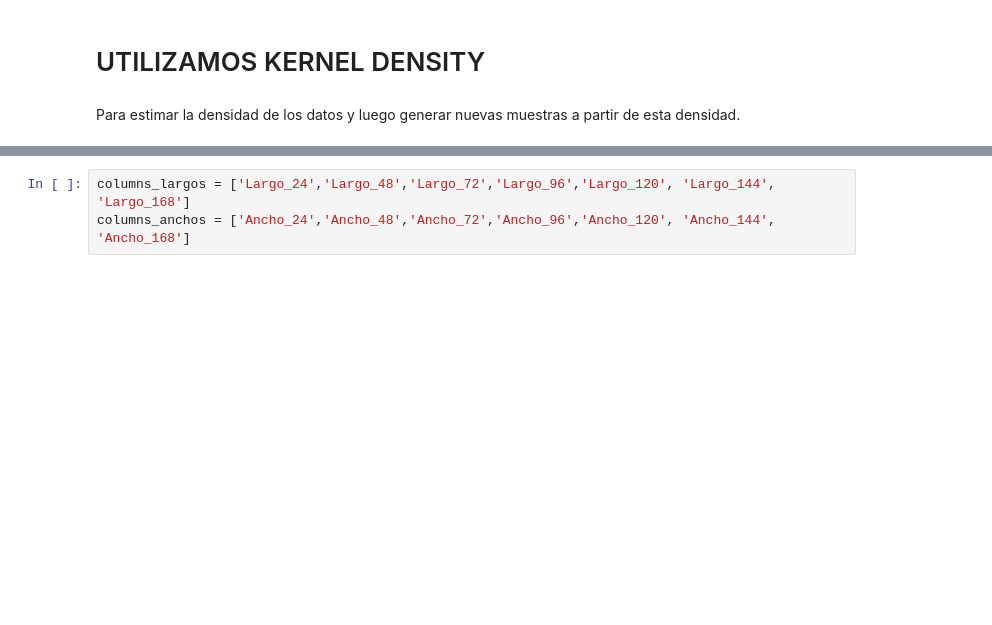
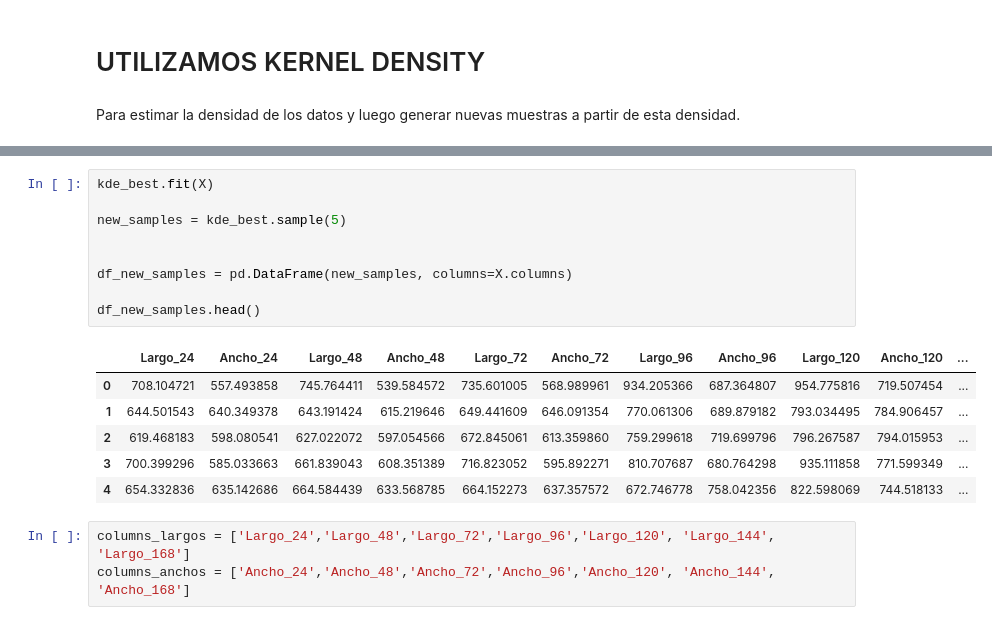
Before and after one commit to AdairPonceuwu/SferoidAnalisis, a Jupyter notebook: Crecimeinto_Esteroides.ipynb, the cells around one changed output, grey strips where cells are left out. Drawn from its saved outputs; the diff is of its cells as text; blank space fills up the shorter version.

```diff
--- a/Crecimeinto_Esteroides.ipynb
+++ b/Crecimeinto_Esteroides.ipynb
@@ -47,3 +70,19 @@ df_new_samples.head()
+# %%
+kde_best.fit(X)
+
+new_samples = kde_best.sample(5)
+
+
+df_new_samples = pd.DataFrame(new_samples, columns=X.columns)
+
+df_new_samples.head()
+# %% [output]
+|  | Largo_24 | Ancho_24 | Largo_48 | Ancho_48 | Largo_72 | Ancho_72 | Largo_96 | Ancho_96 | Largo_120 | Ancho_120 | ... |
+| 0 | 708.104721 | 557.493858 | 745.764411 | 539.584572 | 735.601005 | 568.989961 | 934.205366 | 687.364807 | 954.775816 | 719.507454 | ... |
+| 1 | 644.501543 | 640.349378 | 643.191424 | 615.219646 | 649.441609 | 646.091354 | 770.061306 | 689.879182 | 793.034495 | 784.906457 | ... |
+| 2 | 619.468183 | 598.080541 | 627.022072 | 597.054566 | 672.845061 | 613.359860 | 759.299618 | 719.699796 | 796.267587 | 794.015953 | ... |
+| 3 | 700.399296 | 585.033663 | 661.839043 | 608.351389 | 716.823052 | 595.892271 | 810.707687 | 680.764298 | 935.111858 | 771.599349 | ... |
+| 4 | 654.332836 | 635.142686 | 664.584439 | 633.568785 | 664.152273 | 637.357572 | 672.746778 | 758.042356 | 822.598069 | 744.518133 | ... |
 # %%
 columns_largos = ['Largo_24','Largo_48','Largo_72','Largo_96','Largo_120', 'Largo_144', 'Largo_168']
 columns_anchos = ['Ancho_24','Ancho_48','Ancho_72','Ancho_96','Ancho_120', 'Ancho_144', 'Ancho_168']
```
Also changed, not shown: parts of 9 cells of this notebook.
